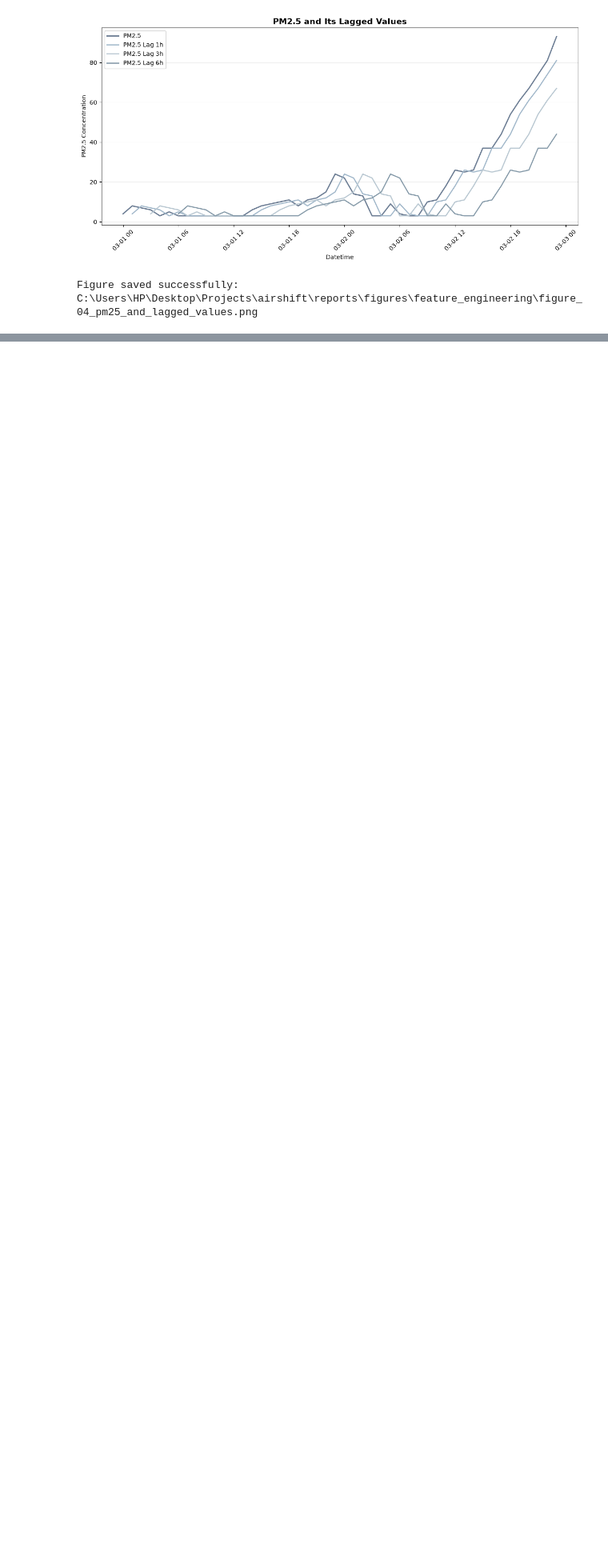
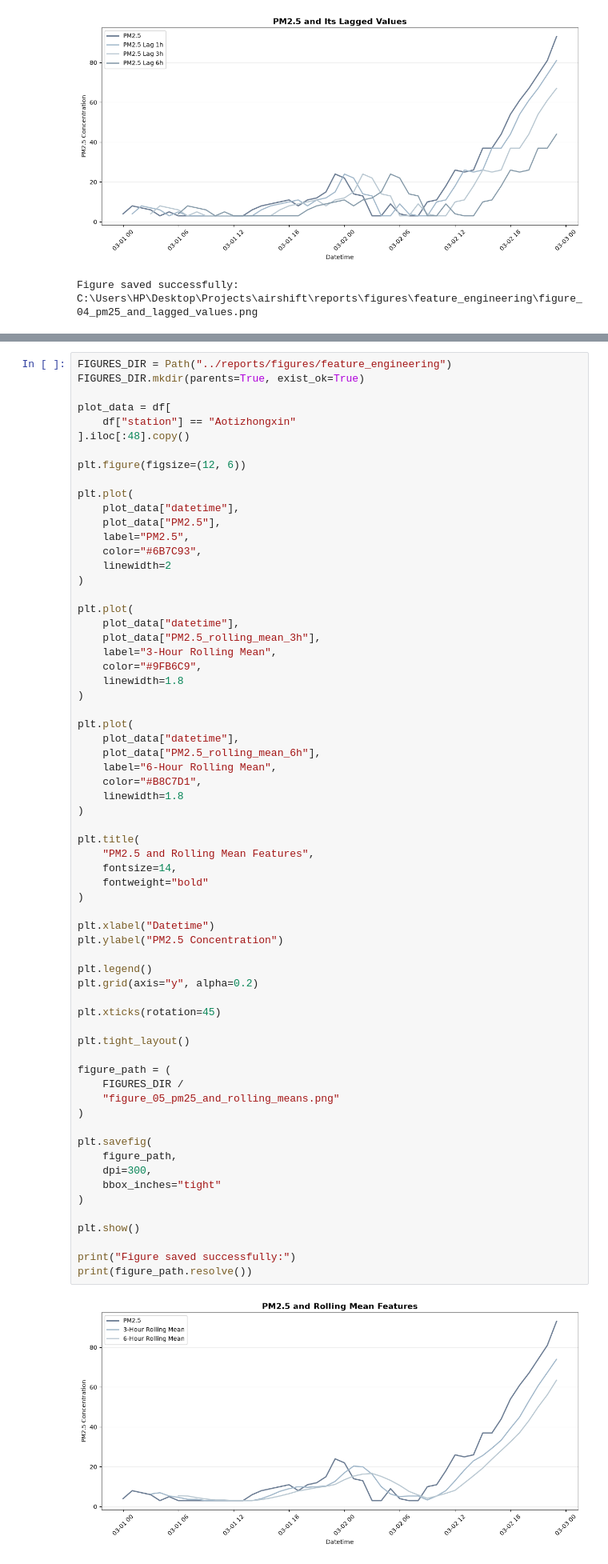
Before and after one commit to saraalwadia/airshift, a Jupyter notebook: notebooks/03_feature_engineering.ipynb, the cells around one changed output, grey strips where cells are left out. Shown at 80% size. Cells and saved outputs as stored; diff of their text form; blank space fills up the shorter version.

Commit message:
rolling features

```diff
--- a/notebooks/03_feature_engineering.ipynb
+++ b/notebooks/03_feature_engineering.ipynb
@@ -358,0 +458,67 @@ C:\Users\HP\Desktop\Projects\airshift\reports\figures\feature_engineering\figure
+# %%
+FIGURES_DIR = Path("../reports/figures/feature_engineering")
+FIGURES_DIR.mkdir(parents=True, exist_ok=True)
+
+plot_data = df[
+    df["station"] == "Aotizhongxin"
+].iloc[:48].copy()
+
+plt.figure(figsize=(12, 6))
+
+plt.plot(
+    plot_data["datetime"],
+    plot_data["PM2.5"],
+    label="PM2.5",
+    color="#6B7C93",
+    linewidth=2
+)
+
+plt.plot(
+    plot_data["datetime"],
+    plot_data["PM2.5_rolling_mean_3h"],
+    label="3-Hour Rolling Mean",
+    color="#9FB6C9",
+    linewidth=1.8
+)
+
+plt.plot(
+    plot_data["datetime"],
+    plot_data["PM2.5_rolling_mean_6h"],
+    label="6-Hour Rolling Mean",
+    color="#B8C7D1",
+    linewidth=1.8
+)
+
+plt.title(
+    "PM2.5 and Rolling Mean Features",
+    fontsize=14,
+    fontweight="bold"
+)
+
+plt.xlabel("Datetime")
+plt.ylabel("PM2.5 Concentration")
+
+plt.legend()
+plt.grid(axis="y", alpha=0.2)
+
+plt.xticks(rotation=45)
+
+plt.tight_layout()
+
+figure_path = (
+    FIGURES_DIR /
+    "figure_05_pm25_and_rolling_means.png"
+)
+
+plt.savefig(
+    figure_path,
+    dpi=300,
+    bbox_inches="tight"
+)
+
+plt.show()
+
+print("Figure saved successfully:")
+print(figure_path.resolve())
+# %% [output]
+[figure, added]
```
Also changed, not shown: parts of 6 cells of this notebook.
